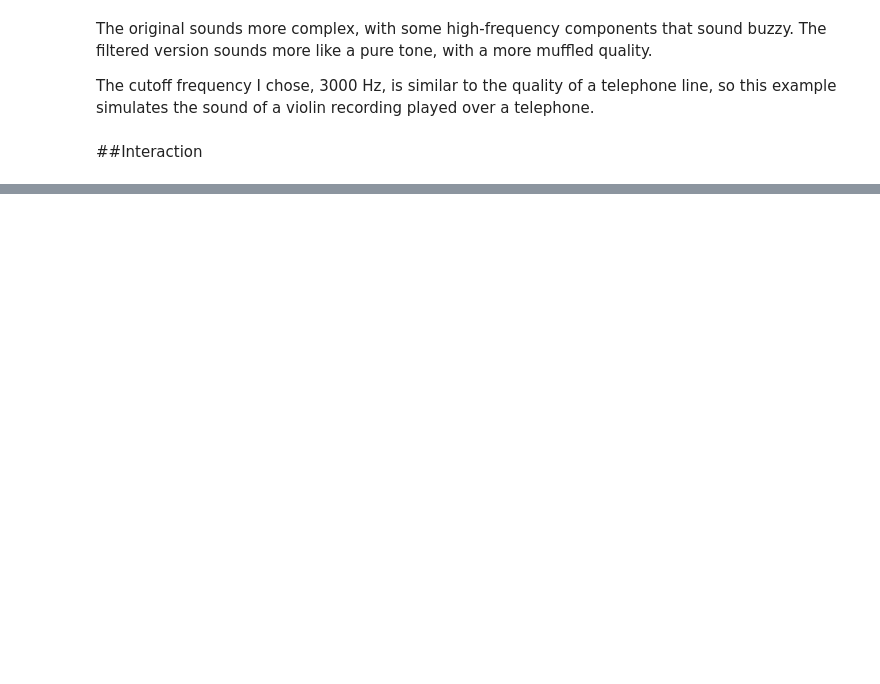
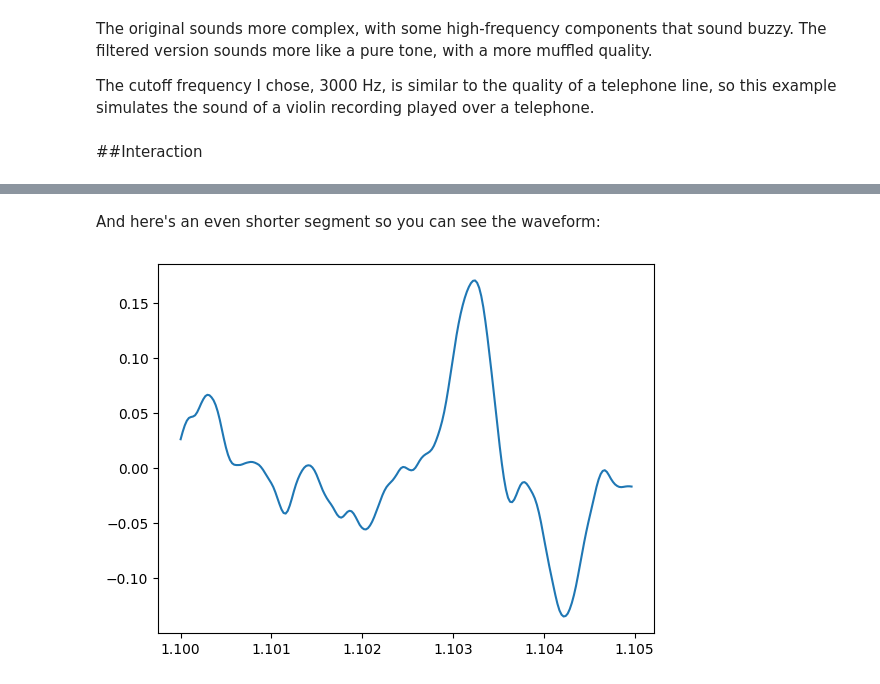
Before and after one commit to rahiakela/audio-processing-research-and-practice, a Jupyter notebook: think-dsp/01_sounds_and_signals.ipynb, the cells around one changed output, grey strips where cells are left out. Drawn from its saved outputs; the diff is of its cells as text; code cells hidden in the pictures; blank space fills up the shorter version.

```diff
--- a/think-dsp/01_sounds_and_signals.ipynb
+++ b/think-dsp/01_sounds_and_signals.ipynb
@@ -252,0 +318,6 @@ The cutoff frequency I chose, 3000 Hz, is similar to the quality of a telephone
+# %% [markdown]
+And here's an even shorter segment so you can see the waveform:
+# %%
+segment.segment(start=1.1, duration=0.005).plot()
+# %% [output]
+[figure, added]
```
Also changed, not shown: parts of 33 cells of this notebook.
